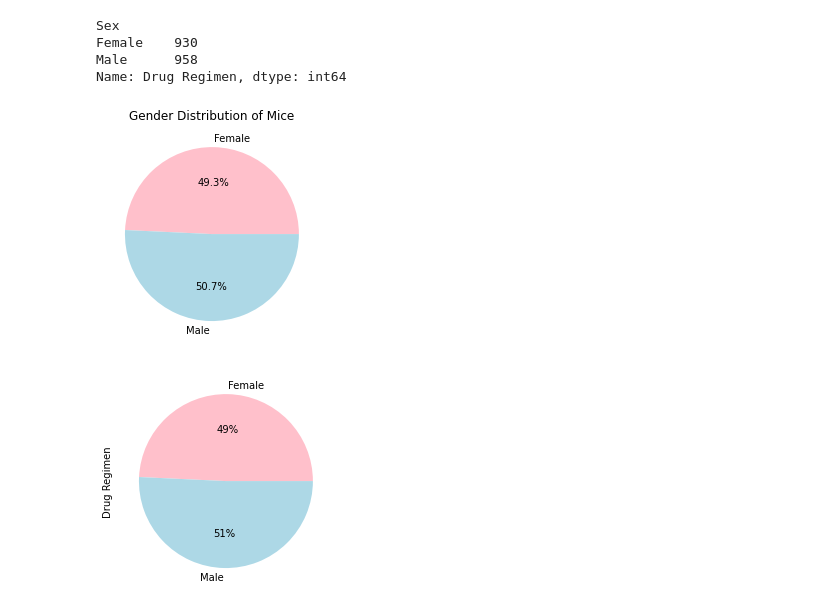
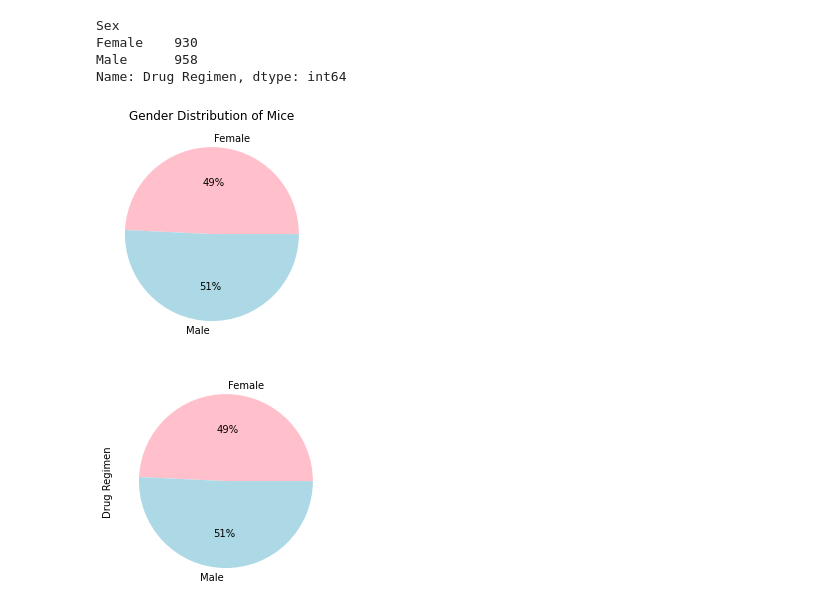
Before and after one commit to jaredhazlett/pymaceuticals-cancer-treatment-analysis, a Jupyter notebook: Matplotlib Homework.ipynb, the cells around one changed output. Saved outputs shown, nothing was run; the diff lists cells and outputs as text; code cells hidden in the pictures.

```diff
--- a/Matplotlib Homework.ipynb
+++ b/Matplotlib Homework.ipynb
@@ -234,21 +231,21 @@ Name: Drug Regimen, dtype: int64
 # %%
 # Generate a pie plot showing the distribution of female versus male mice using pyplot
 mouse_gender = mouse_results.groupby(["Sex"]).count()
 mouse_gender = mouse_gender['Drug Regimen']
 mouse_gender
 
 mouse_gender_categories = mouse_results["Sex"].unique()
 mouse_categories = ["Female", "Male"]
 
 mouse_total = mouse_results["Sex"].value_counts()
 mouse_total, mouse_gender, mouse_gender_categories
 
 colors = ["pink", "lightblue"]
 
-plt.pie(mouse_gender, labels=mouse_categories, colors=colors, autopct="%1.1f%%",);
+plt.pie(mouse_gender, labels=mouse_categories, colors=colors, autopct="%1.0f%%",);
 plt.title("Gender Distribution of Mice");
 # %% [output]
-[figure, old version]
+[figure, new version]
 # %%
 #creating a pie chart using pandas
 mouse_gender.plot(kind="pie", subplots=True, autopct="%1.0f%%", colors=colors);
```
Also changed, not shown: parts of 19 cells of this notebook.
